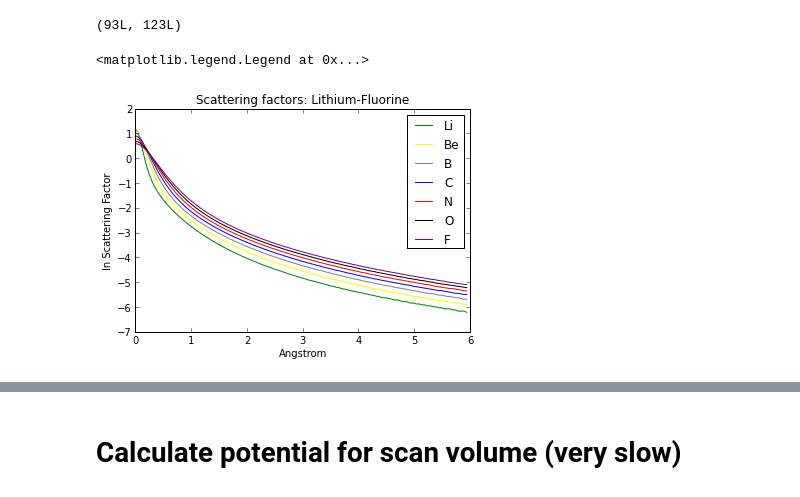
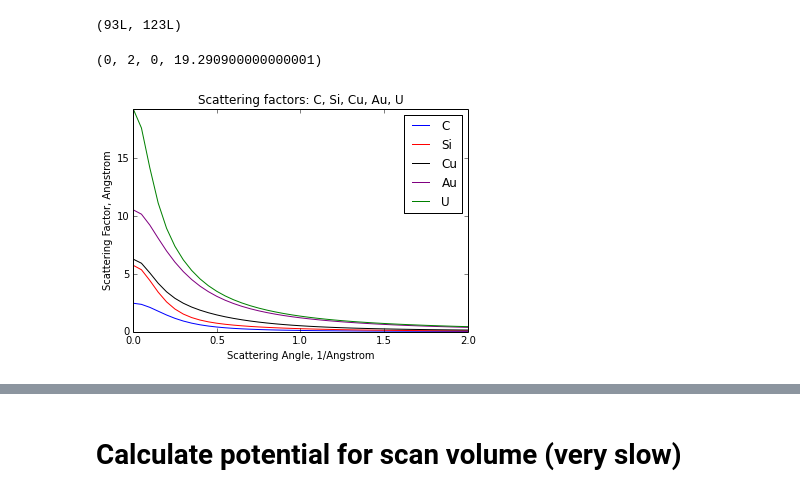
Before and after one commit to QSTEM/QSTEM, a Jupyter notebook: python/QSTEM_simDemo.ipynb, the cells around one changed output, grey strips where cells are left out. Drawn from its saved outputs; the diff is of its cells as text; code cells hidden in the pictures.

```diff
--- a/python/QSTEM_simDemo.ipynb
+++ b/python/QSTEM_simDemo.ipynb
@@ -88,21 +88,21 @@ print scatFactors.shape
 # %%
 # Plot the scattering factors we've loaded
 # log of scattering factor is shown
-plt.plot(scatFactors[0],np.log(scatFactors[3]),color="green", label="Li")
-plt.plot(scatFactors[0],np.log(scatFactors[4]),color="yellow", label="Be")
-plt.plot(scatFactors[0],np.log(scatFactors[5]),color="gray", label="B")
-plt.plot(scatFactors[0],np.log(scatFactors[6]),color="blue", label="C")
-plt.plot(scatFactors[0],np.log(scatFactors[7]),color="red", label="N")
-plt.plot(scatFactors[0],np.log(scatFactors[8]),color="black", label="O")
-plt.plot(scatFactors[0],np.log(scatFactors[9]),color="purple", label="F")
+plt.plot(scatFactors[0],scatFactors[6],color="blue", label="C")
+plt.plot(scatFactors[0],scatFactors[14],color="red", label="Si")
+plt.plot(scatFactors[0],scatFactors[29],color="black", label="Cu")
+plt.plot(scatFactors[0],scatFactors[79],color="purple", label="Au")
+plt.plot(scatFactors[0],scatFactors[92],color="green", label="U")
 
-plt.title("Scattering factors: Lithium-Fluorine")
-plt.xlabel("Angstrom")
-plt.ylabel("ln Scattering Factor")
+plt.title("Scattering factors: C, Si, Cu, Au, U")
+plt.xlabel("Scattering Angle, 1/Angstrom")
+plt.ylabel("Scattering Factor, Angstrom")
 plt.legend()
+# show only the first 2 1/A scattering angles, since they taper off to 0.
+plt.axis((0,2,0,scatFactors[92].max()))
 # %% [output]
-<matplotlib.legend.Legend at 0x...>
+(0, 2, 0, 19.290900000000001)
-[figure, old version]
+[figure, new version]
 # %%
 # Here we interpolate the tabulated scattering factors as necessary.
 
```
Also changed, not shown: parts of 20 cells of this notebook.
